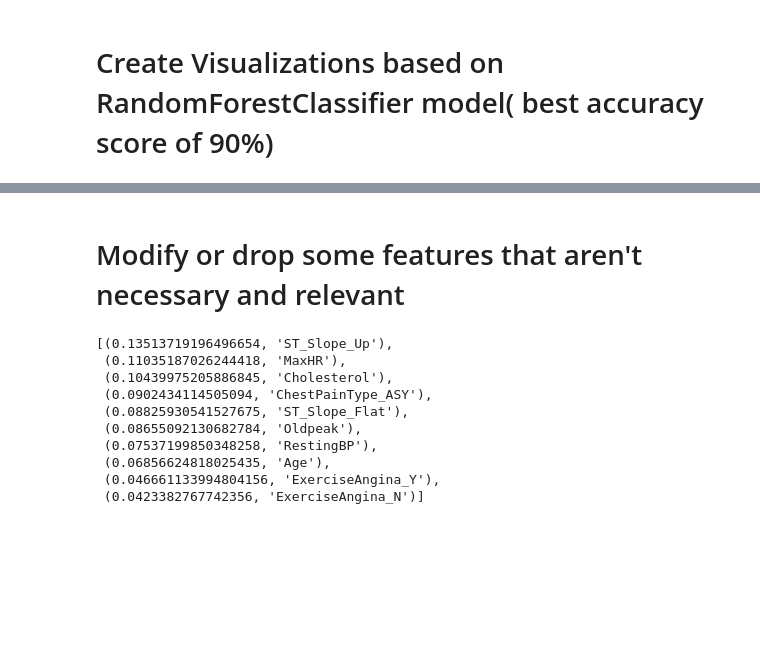
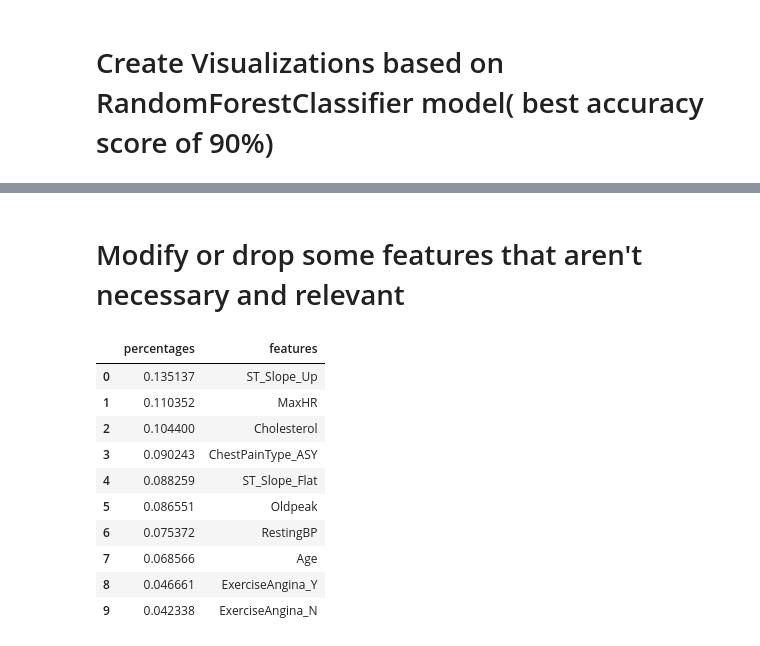
Before and after one commit to Prisca92/Project-4-final, a Jupyter notebook: Heart_Classifier_Final_Model.ipynb, the cells around one changed output, grey strips where cells are left out. Cells and saved outputs as stored; diff of their text form; code cells hidden in the pictures; blank space fills up the shorter version.

```diff
--- a/Heart_Classifier_Final_Model.ipynb
+++ b/Heart_Classifier_Final_Model.ipynb
@@ -299,20 +284,22 @@ importances_sorted.plot(kind='barh',color='orange', title='Feature Importances',
-# %% [markdown]
-# Modify or drop some features that aren't necessary and relevant
+# %% [markdown]
+# Modify or drop some features that aren't necessary and relevant
 # %%
 #Random forest in sklearn will automatically calculate feature importance
 importances=classifier_2.feature_importances_
 
 #sort features by their importance
-importances_sorted= sorted(zip(classifier_2.feature_importances_,X.columns),reverse=True)
-importances_sorted[:10]
+importances_sorted_2 = sorted(zip(classifier_2.feature_importances_,X.columns),reverse=True)
+features =pd.DataFrame(importances_sorted_2 [:10], columns= ["percentages","features"])
+features
 # %% [output]
-[(0.13513719196496654, 'ST_Slope_Up'),
- (0.11035187026244418, 'MaxHR'),
- (0.10439975205886845, 'Cholesterol'),
- (0.0902434114505094, 'ChestPainType_ASY'),
- (0.08825930541527675, 'ST_Slope_Flat'),
- (0.08655092130682784, 'Oldpeak'),
- (0.07537199850348258, 'RestingBP'),
- (0.06856624818025435, 'Age'),
- (0.046661133994804156, 'ExerciseAngina_Y'),
- (0.0423382767742356, 'ExerciseAngina_N')]
+|  | percentages | features |
+| 0 | 0.135137 | ST_Slope_Up |
+| 1 | 0.110352 | MaxHR |
+| 2 | 0.104400 | Cholesterol |
+| 3 | 0.090243 | ChestPainType_ASY |
+| 4 | 0.088259 | ST_Slope_Flat |
+| 5 | 0.086551 | Oldpeak |
+| 6 | 0.075372 | RestingBP |
+| 7 | 0.068566 | Age |
+| 8 | 0.046661 | ExerciseAngina_Y |
+| 9 | 0.042338 | ExerciseAngina_N |
```
Also changed, not shown: parts of 13 cells of this notebook, 15 other files.
